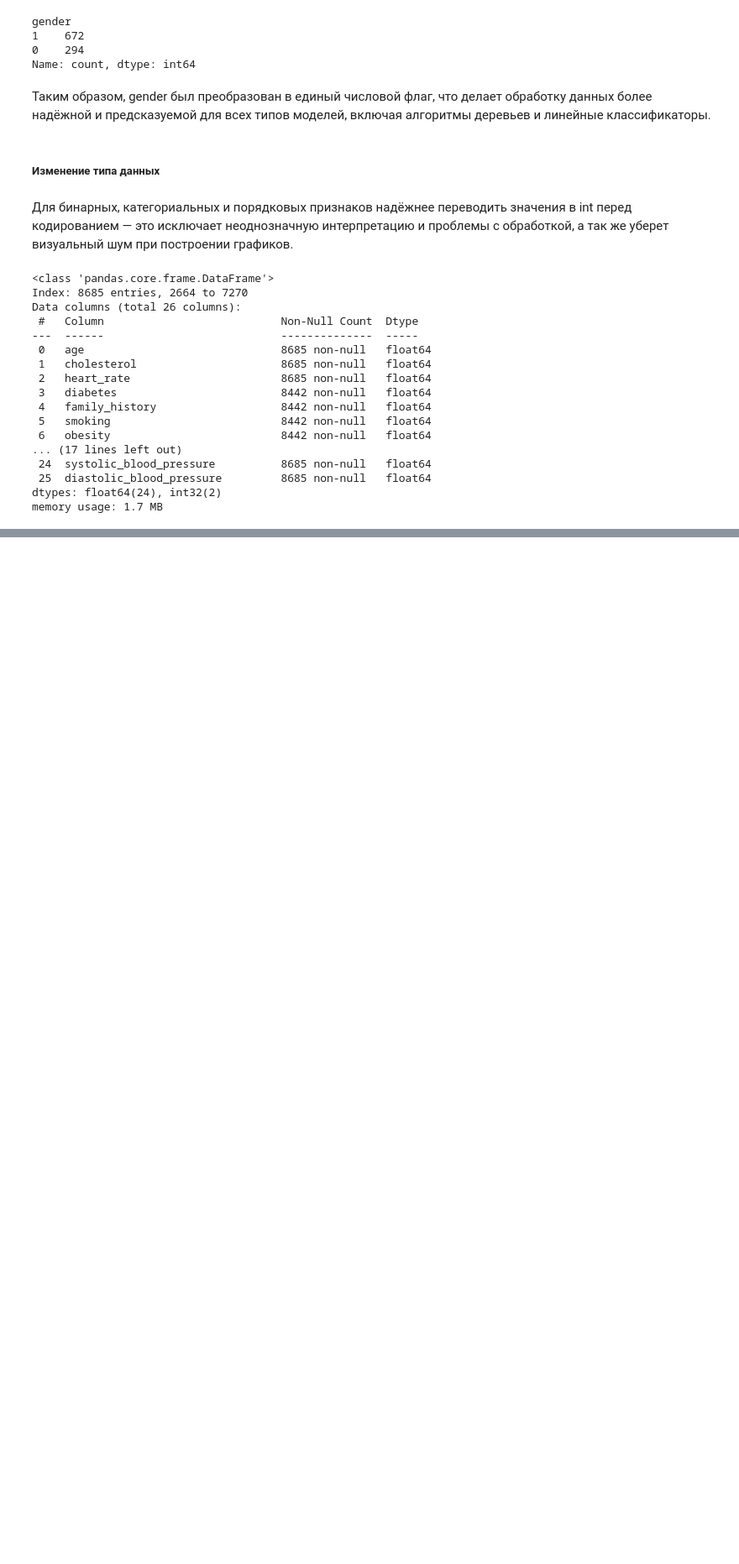
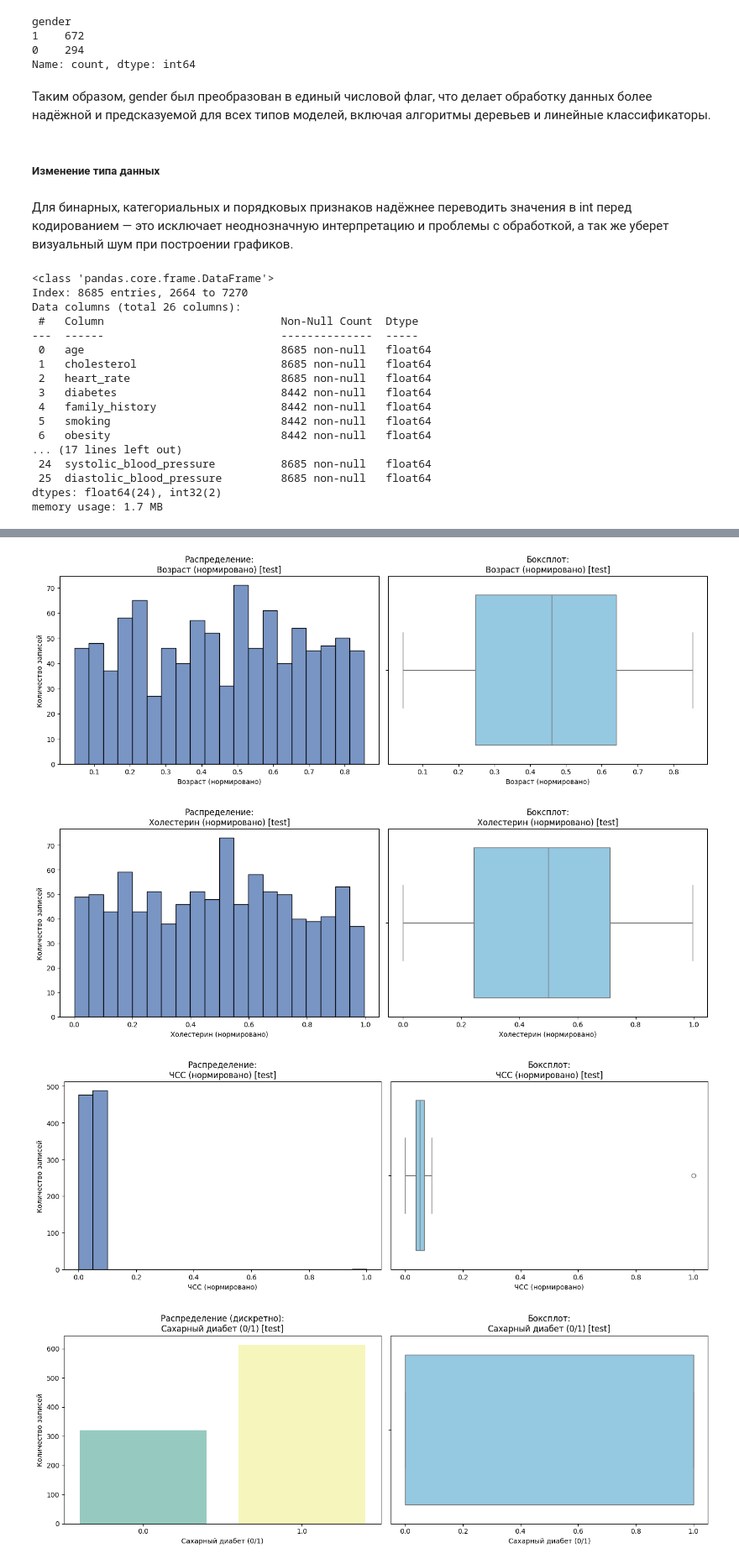
Before and after one commit to Malentaaa/heart_attack_project, a Jupyter notebook: project_heart_attack.ipynb, the cells around one changed output, grey strips where cells are left out. Shown at 84% size. Cells and saved outputs as stored; diff of their text form; code cells hidden in the pictures; blank space fills up the shorter version.

```diff
--- a/project_heart_attack.ipynb
+++ b/project_heart_attack.ipynb
@@ -456,0 +750,7 @@ memory usage: 1.7 MB
+# %%
+plot_feature_distributions(heart_test, dataset_name="test", with_hue=False)
+# %% [output]
+[figure, added]
+[figure, added]
+[figure, added]
+[figure, added]
```
Also changed, not shown: parts of 15 cells of this notebook.
